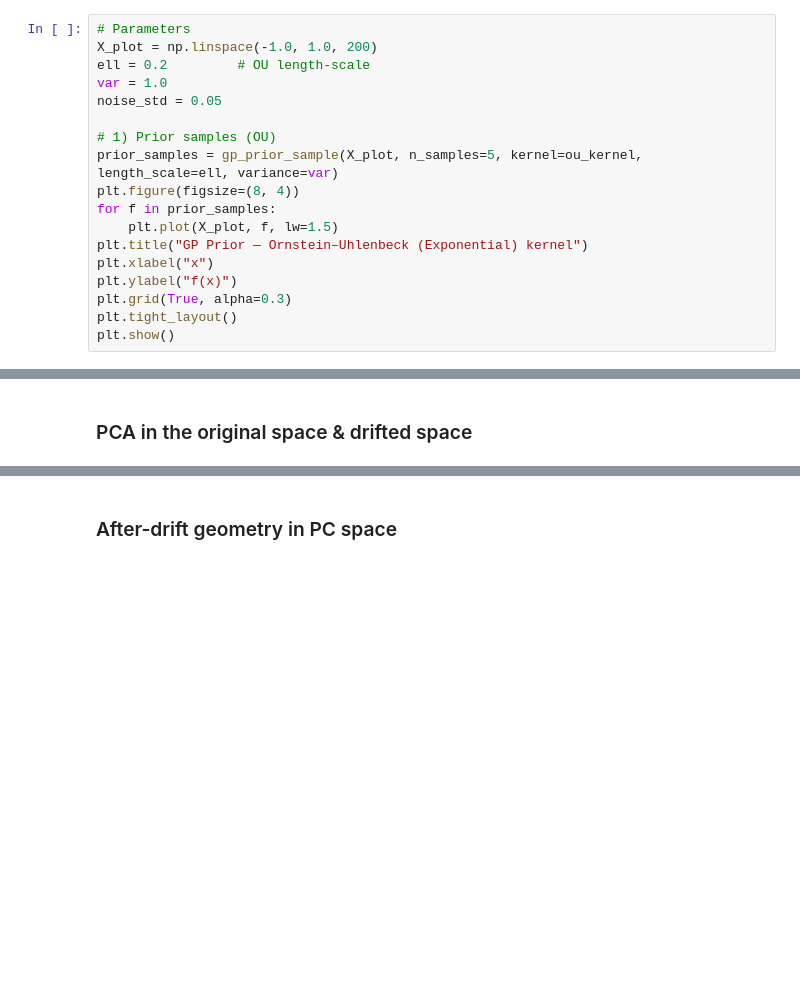
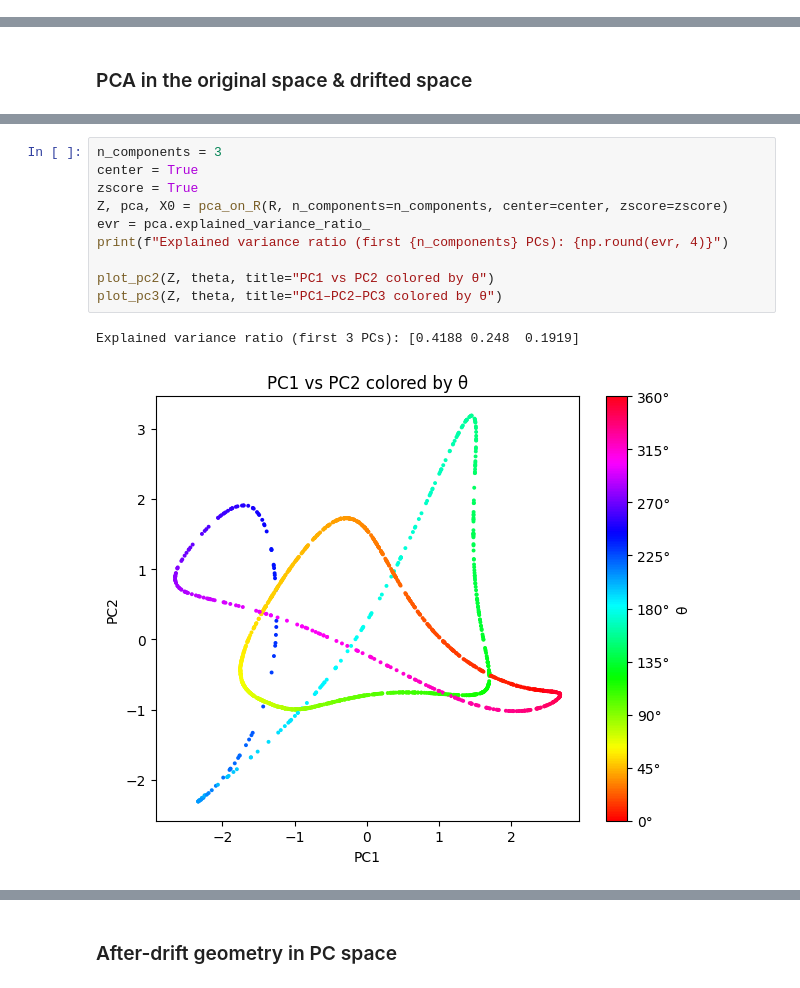
Before and after one commit to neuralalgorithms/representational-drift, a Jupyter notebook: OU_process.ipynb, the cells around one changed output, grey strips where cells are left out. Drawn from its saved outputs; the diff is of its cells as text; blank space fills up the shorter version.

```diff
--- a/OU_process.ipynb
+++ b/OU_process.ipynb
@@ -25,18 +8,0 @@ def gp_prior_sample(X, n_samples=5, kernel=ou_kernel, **kargs):
-# %%
-# Parameters
-X_plot = np.linspace(-1.0, 1.0, 200)
-ell = 0.2         # OU length-scale
-var = 1.0
-noise_std = 0.05
-
-# 1) Prior samples (OU)
-prior_samples = gp_prior_sample(X_plot, n_samples=5, kernel=ou_kernel, length_scale=ell, variance=var)
-plt.figure(figsize=(8, 4))
-for f in prior_samples:
-    plt.plot(X_plot, f, lw=1.5)
-plt.title("GP Prior — Ornstein–Uhlenbeck (Exponential) kernel")
-plt.xlabel("x")
-plt.ylabel("f(x)")
-plt.grid(True, alpha=0.3)
-plt.tight_layout()
-plt.show()
@@ -534,0 +393,13 @@ if __name__ == "__main__":
+# %%
+n_components = 3
+center = True
+zscore = True
+Z, pca, X0 = pca_on_R(R, n_components=n_components, center=center, zscore=zscore)
+evr = pca.explained_variance_ratio_
+print(f"Explained variance ratio (first {n_components} PCs): {np.round(evr, 4)}")
+
+plot_pc2(Z, theta, title="PC1 vs PC2 colored by θ")
+plot_pc3(Z, theta, title="PC1–PC2–PC3 colored by θ")
+# %% [output]
+Explained variance ratio (first 3 PCs): [0.4188 0.248  0.1919]
+[figure, added]
```
Also changed, not shown: parts of 16 cells of this notebook.
